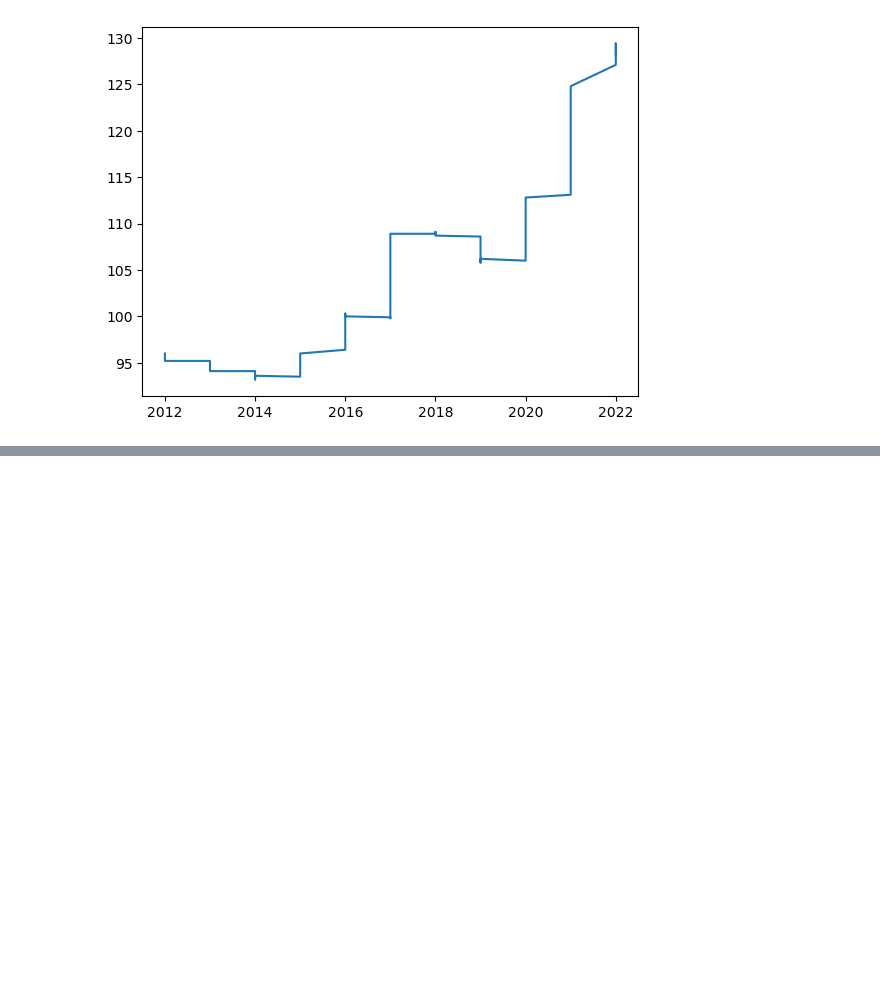
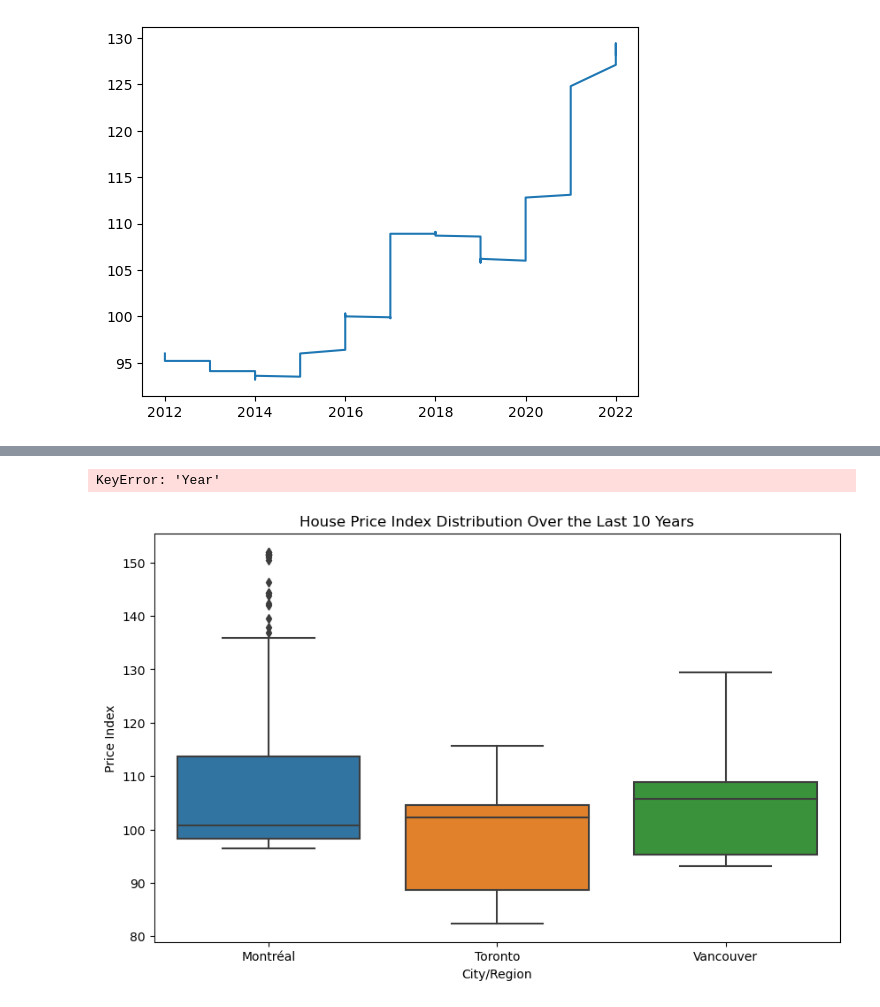
Before and after one commit to Ao-27/Project1_Group1_HousingMarket, a Jupyter notebook: group1_housing_solution.ipynb, the cells around one changed output, grey strips where cells are left out. Saved outputs shown, nothing was run; the diff lists cells and outputs as text; code cells hidden in the pictures; blank space fills up the shorter version.

```diff
--- a/group1_housing_solution.ipynb
+++ b/group1_housing_solution.ipynb
@@ -1147,0 +1130,51 @@ StatCan_Index_Plot_Df = Inner_to_Final_City_Filtered_DF['Year','City_Region','VA
+# %%
+df = Inner_to_Final_City_Filtered_DF
+
+#Filter data for the last 10 years
+df = df[df['Year'] >= 2012]
+
+#Pivot the DataFrame to have separate columns for each city
+df_pivot = df.pivot(index=['Year','Month'], columns='City_Region', values='VALUE').reset_index()
+
+#Plot the chart
+plt.figure(figsize=(10, 6))
+
+#Plot lines for each city
+plt.plot(df_pivot['Year'], df_pivot['Montréal'], label='Montréal')
+plt.plot(df_pivot['Year'], df_pivot['Toronto'], label='Toronto')
+plt.plot(df_pivot['Year'], df_pivot['Vancouver'], label='Vancouver')
+
+#Customize the chart
+plt.title('House Price Index Over the Last 10 Years')
+plt.xlabel('Year')
+plt.ylabel('Price Index')
+plt.grid(True)
+plt.legend()
+
+#Show the chart
+plt.savefig("output/plots/House Price Index Over the Last 10 Years.png")
+plt.show()
+# %% [output]
+KeyError: 'Year'
+# %%
+import seaborn as sns
+
+df = Inner_to_Final_City_Filtered_DF
+
+#Filter data for the last 10 years
+df = df[df['Year'] >= 2012]
+
+#Create the box and whisker plot using Seaborn
+plt.figure(figsize=(10, 6))
+sns.boxplot(x='City_Region', y='VALUE', data=df)
+
+#Customize the plot
+plt.title('House Price Index Distribution Over the Last 10 Years')
+plt.xlabel('City/Region')
+plt.ylabel('Price Index')
+
+#Show the plot
+plt.savefig("output/plots/House Price Index Distribution Over the Last 10 Years.png")
+plt.show()
+# %% [output]
+[figure, added]
```
Also changed, not shown: parts of 15 cells of this notebook, 4 other files.
